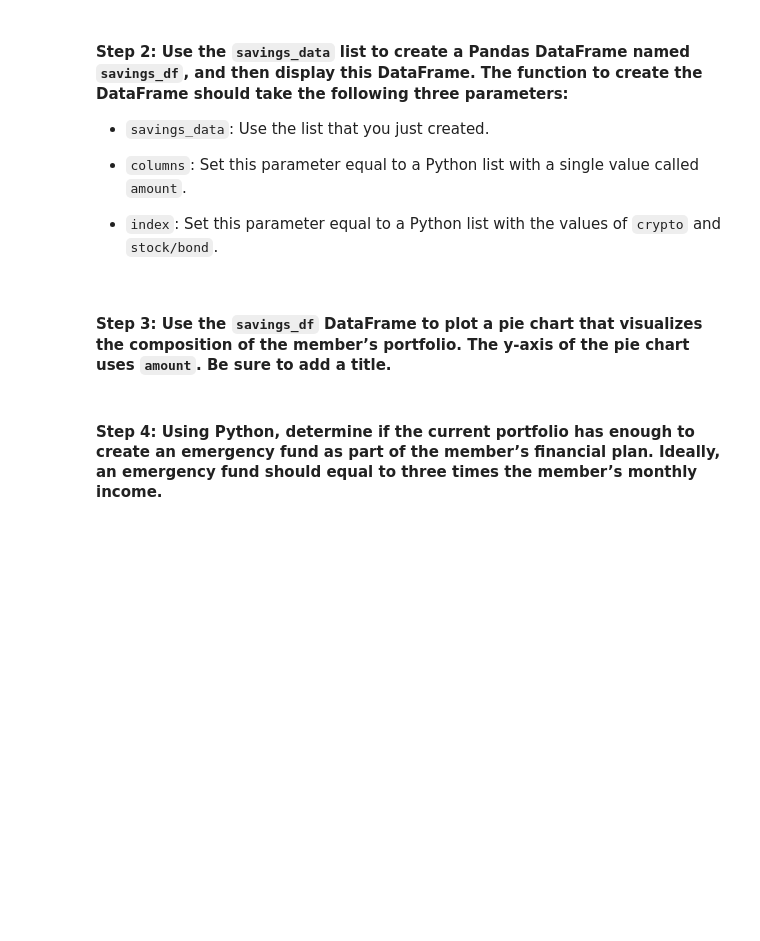
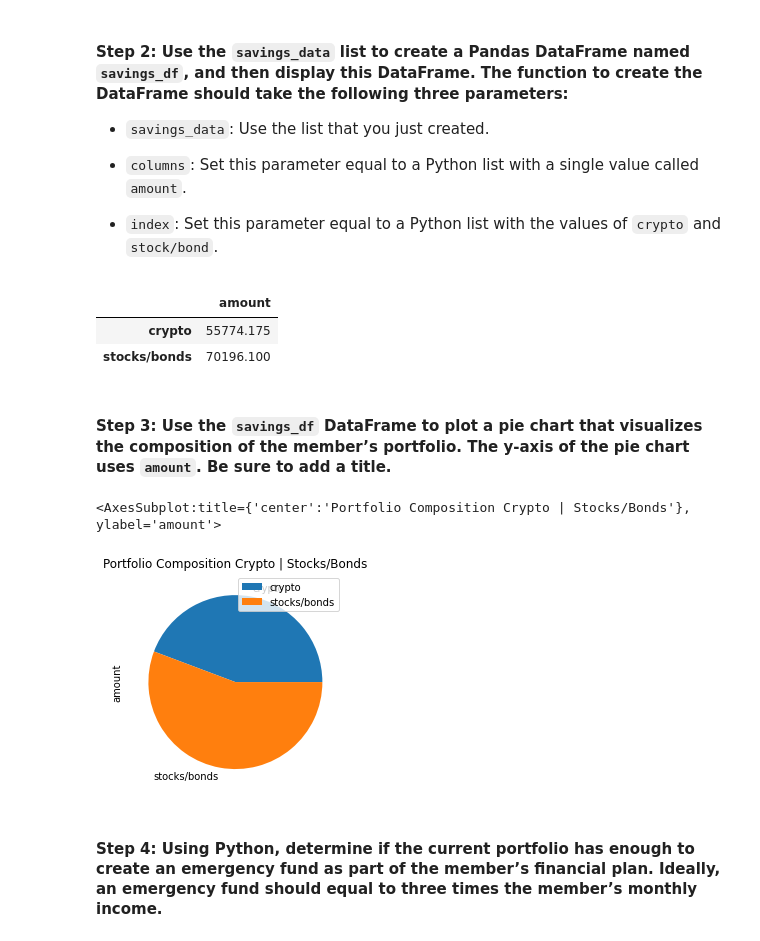
Before and after one commit to AnaIitico/financial_health_planner, a Jupyter notebook: financial_planning_tools.ipynb, the cells around one changed output. Cells and saved outputs as stored; diff of their text form; code cells hidden in the pictures; blank space fills up the shorter version.

```diff
--- a/financial_planning_tools.ipynb
+++ b/financial_planning_tools.ipynb
@@ -269,7 +269,7 @@ In this section, you’ll use the valuations for the cryptocurrency wallet and f
 #### Step 1: Create a Python list named `savings_data` that has two elements. The first element contains the total value of the cryptocurrency wallet. The second element contains the total value of the stock and bond portions of the portfolio.
 # %%
 # Consolidate financial assets data into a Python list
-# YOUR CODE HERE
+savings_data = [total_crypto_wallet, total_stocks_bonds]
 
 # Review the Python list savings_data
-# YOUR CODE HERE
+savings_data
@@ -283,15 +285,26 @@ In this section, you’ll use the valuations for the cryptocurrency wallet and f
 - `index`: Set this parameter equal to a Python list with the values of `crypto` and `stock/bond`.
 # %%
 # Create a Pandas DataFrame called savings_df
-# YOUR CODE HERE
+savings_df = pd.DataFrame(
+    savings_data,
+    columns=['amount'],
+    index=['crypto', 'stocks/bonds']
+)
 
 # Display the savings_df DataFrame
-# YOUR CODE HERE
+savings_df
+# %% [output]
+|  | amount |
+| crypto | 55774.175 |
+| stocks/bonds | 70196.100 |
 # %% [markdown]
 #### Step 3: Use the `savings_df` DataFrame to plot a pie chart that visualizes the composition of the member’s portfolio. The y-axis of the pie chart uses `amount`. Be sure to add a title.
 # %%
 # Plot the total value of the member's portfolio (crypto and stock/bond) in a pie chart
-# YOUR CODE HERE
+savings_df.plot.pie(y='amount', title='Portfolio Composition Crypto | Stocks/Bonds')
+# %% [output]
+<AxesSubplot:title={'center':'Portfolio Composition Crypto | Stocks/Bonds'}, ylabel='amount'>
+[figure, added]
 # %% [markdown]
 #### Step 4: Using Python, determine if the current portfolio has enough to create an emergency fund as part of the member’s financial plan. Ideally, an emergency fund should equal to three times the member’s monthly income.
 # %% [markdown]
```
Also changed, not shown: parts of 18 cells of this notebook.
